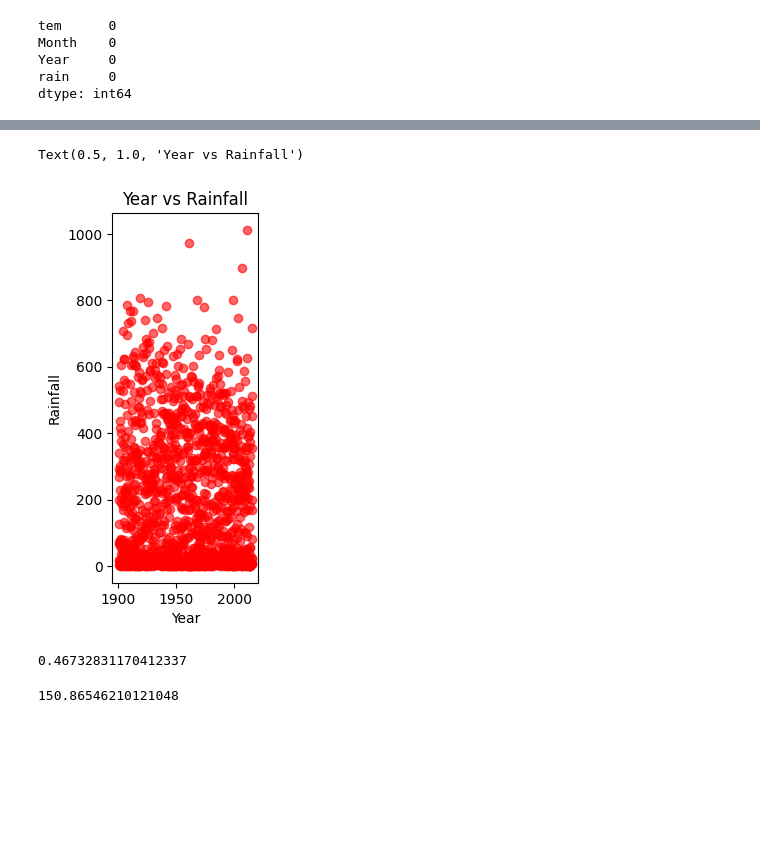
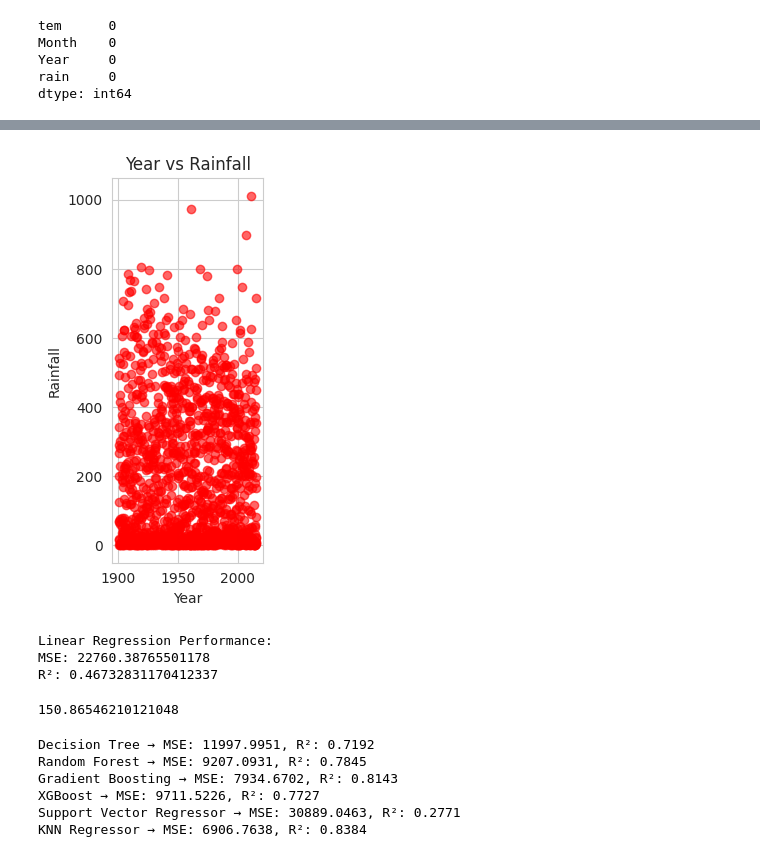
Before and after one commit to shoyon-at-git/EDGE_2202003, a Jupyter notebook: rainfall_predictor.ipynb, the cells around one changed output, grey strips where cells are left out. Saved outputs shown, nothing was run; the diff lists cells and outputs as text; code cells hidden in the pictures; blank space fills up the shorter version.

```diff
--- a/rainfall_predictor.ipynb
+++ b/rainfall_predictor.ipynb
@@ -69,26 +69,36 @@ Text(0.5, 1.0, 'Month vs Rainfall')
 # %%
 # Year vs Rain
 plt.subplot(1,3,3)
 plt.scatter(df['Year'], df['rain'], alpha=0.6, color="red")
 plt.xlabel("Year")
 plt.ylabel("Rainfall")
 plt.title("Year vs Rainfall")
+plt.tight_layout()
+plt.show()
 # %% [output]
-Text(0.5, 1.0, 'Year vs Rainfall')
-[figure, old version]
+[figure, new version]
 # %%
 X = df[['tem', 'Month']]
 y = df['rain']
 # %%
 from sklearn.model_selection import train_test_split
 X_train, X_test, y_train, y_test = train_test_split(X, y, test_size=0.2, random_state=42)
-# %%
-from sklearn.linear_model import LinearRegression
-lr = LinearRegression()
-lr.fit(X_train,y_train)
-lr.score(X_test,y_test)
-# %% [output]
-0.46732831170412337
+# %%
+from sklearn.linear_model import LinearRegression
+from sklearn.metrics import mean_squared_error, r2_score
+
+lin_model = LinearRegression()
+lin_model.fit(X_train, y_train)
+
+y_pred_lin = lin_model.predict(X_test)
+
+print("Linear Regression Performance:")
+print("MSE:", mean_squared_error(y_test, y_pred_lin))
+print("R²:", r2_score(y_test, y_pred_lin))
+# %% [output]
+Linear Regression Performance:
+MSE: 22760.38765501178
+R²: 0.46732831170412337
 # %%
 from sklearn.metrics import mean_squared_error as mse
 predicted = lr.predict(X_test)
@@ -96,3 +106,38 @@ error = mse(y_test, predicted) ** .5
 print(error)
 # %% [output]
 150.86546210121048
+# %%
+from sklearn.tree import DecisionTreeRegressor
+from sklearn.ensemble import RandomForestRegressor, GradientBoostingRegressor
+from sklearn.svm import SVR
+from sklearn.neighbors import KNeighborsRegressor
+from xgboost import XGBRegressor
+from sklearn.metrics import mean_squared_error, r2_score
+
+models = {
+    "Decision Tree": DecisionTreeRegressor(random_state=42),
+    "Random Forest": RandomForestRegressor(n_estimators=100, random_state=42),
+    "Gradient Boosting": GradientBoostingRegressor(random_state=42),
+    "XGBoost": XGBRegressor(n_estimators=100, random_state=42, verbosity=0),
+    "Support Vector Regressor": SVR(),
+    "KNN Regressor": KNeighborsRegressor(n_neighbors=5)
+}
+
+results = {}
+
+for name, model in models.items():
+    model.fit(X_train, y_train)
+    y_pred = model.predict(X_test)
+
+    mse = mean_squared_error(y_test, y_pred)
+    r2 = r2_score(y_test, y_pred)
+
+    results[name] = {"MSE": mse, "R²": r2}
+    print(f"{name} → MSE: {mse:.4f}, R²: {r2:.4f}")
+# %% [output]
+Decision Tree → MSE: 11997.9951, R²: 0.7192
+Random Forest → MSE: 9207.0931, R²: 0.7845
+Gradient Boosting → MSE: 7934.6702, R²: 0.8143
+XGBoost → MSE: 9711.5226, R²: 0.7727
+Support Vector Regressor → MSE: 30889.0463, R²: 0.2771
+KNN Regressor → MSE: 6906.7638, R²: 0.8384
```
Also changed, not shown: parts of 7 cells of this notebook.
